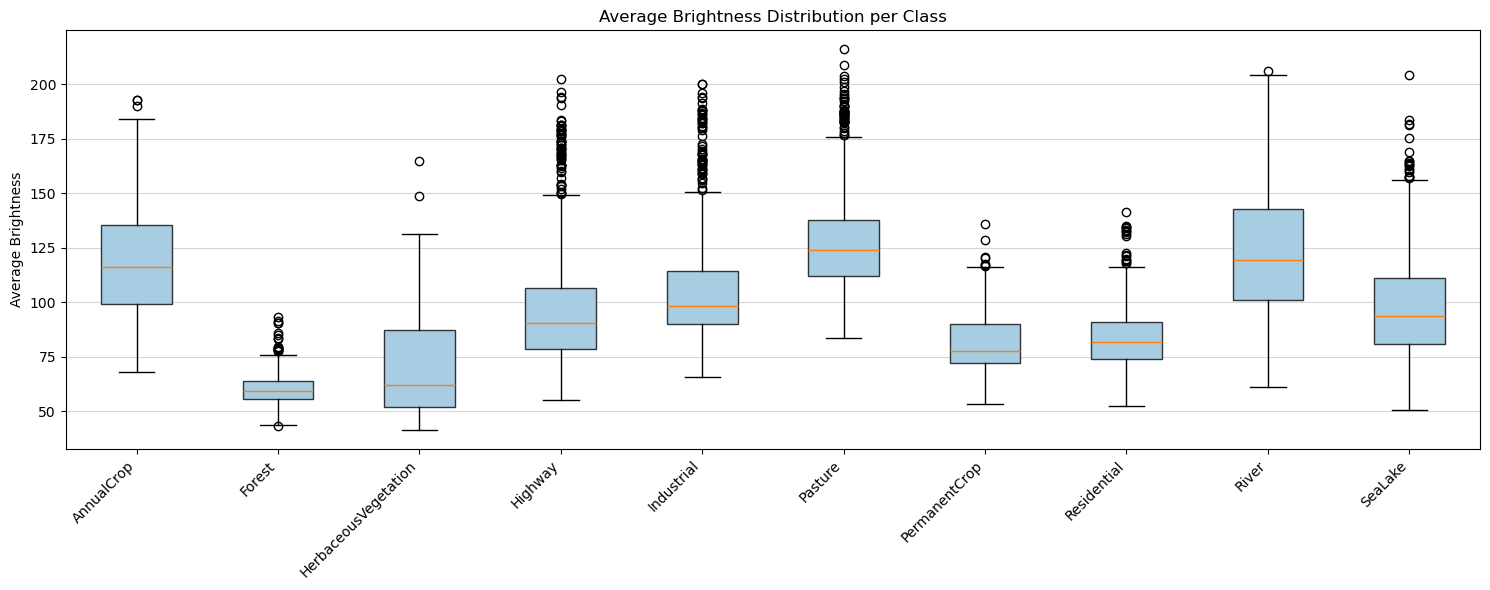
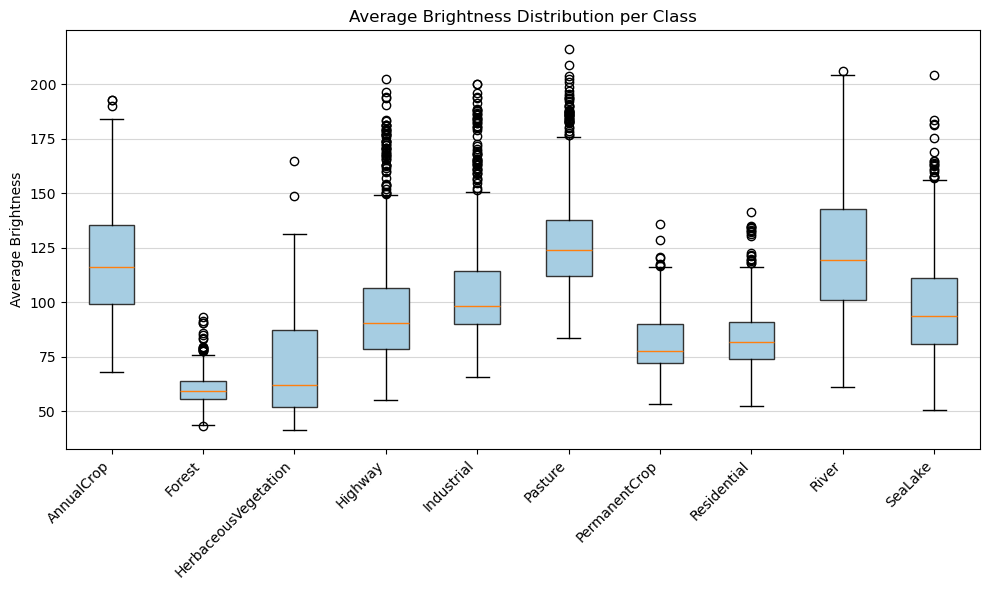
Code edit (unified diff) that turned the first committed figure into the second:
--- before
+++ after
@@ -2,5 +2,4 @@
 def average_brightness_per_class(df: pd.DataFrame) -> None:
     df_working = df.copy()
-    brightness_values = []
 
     classes = sorted(label_dict.keys())
@@ -19,7 +18,12 @@
         data_to_plot.append(np.array(group_brightness_list))
     
-    fig, ax = plt.subplots(figsize=(15, 6))
+    fig, ax = plt.subplots(figsize=(10, 6))
     
-    ax.boxplot(data_to_plot, labels=classes, patch_artist=True,boxprops=dict(facecolor='#a6cde2', color='#333333', linewidth=1),)
+    ax.boxplot(
+        data_to_plot, 
+        labels=classes, 
+        patch_artist=True,
+        boxprops=dict(facecolor='#a6cde2', color='#333333', linewidth=1)
+    )
     
     ax.set_title("Average Brightness Distribution per Class")

Commit: Implemented dataset, Dataloaders, Model Architecture